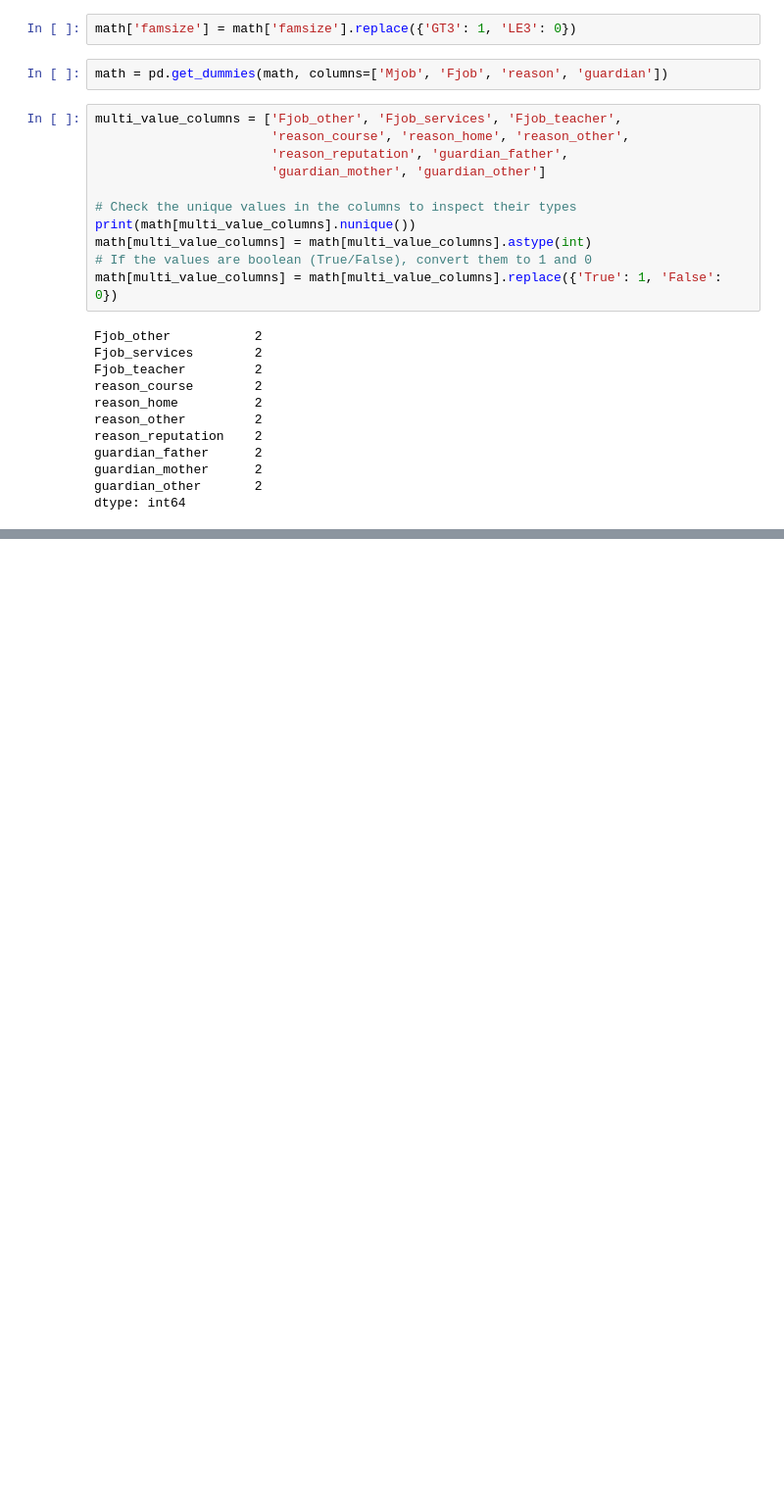
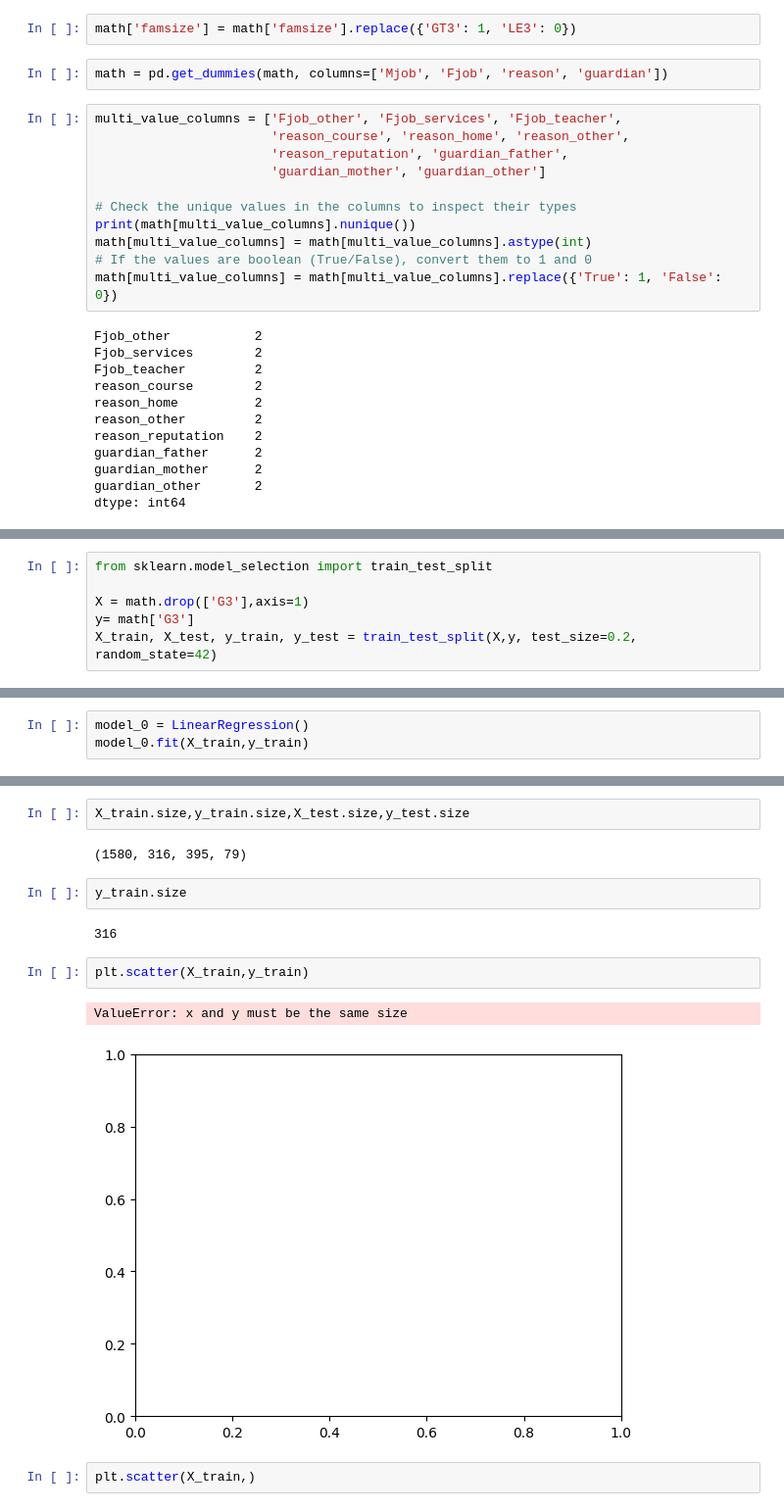
Before and after one commit to Crispyhambun/student_performance, a Jupyter notebook: src/model.ipynb, the cells around one changed output, grey strips where cells are left out. Shown at 98% size. Drawn from its saved outputs; the diff is of its cells as text; blank space fills up the shorter version.

Commit message:
model built

```diff
--- a/src/model.ipynb
+++ b/src/model.ipynb
@@ -160,0 +221,6 @@ Index(['school;sex;age;address;famsize;Pstatus;Medu;Fedu;Mjob;Fjob;reason;guardi
+# %%
+from sklearn.model_selection import train_test_split
+
+X = math.drop(['G3'],axis=1)
+y= math['G3']
+X_train, X_test, y_train, y_test = train_test_split(X,y, test_size=0.2, random_state=42)
@@ -160,0 +252,3 @@ Index(['school;sex;age;address;famsize;Pstatus;Medu;Fedu;Mjob;Fjob;reason;guardi
+# %%
+model_0 = LinearRegression()
+model_0.fit(X_train,y_train)
@@ -163,0 +370,15 @@ NameError: name 'torch' is not defined
+# %%
+X_train.size,y_train.size,X_test.size,y_test.size
+# %% [output]
+(1580, 316, 395, 79)
+# %%
+y_train.size
+# %% [output]
+316
+# %%
+plt.scatter(X_train,y_train)
+# %% [output]
+ValueError: x and y must be the same size
+[figure, added]
+# %%
+plt.scatter(X_train,)
```
Also changed, not shown: parts of 34 cells of this notebook.
